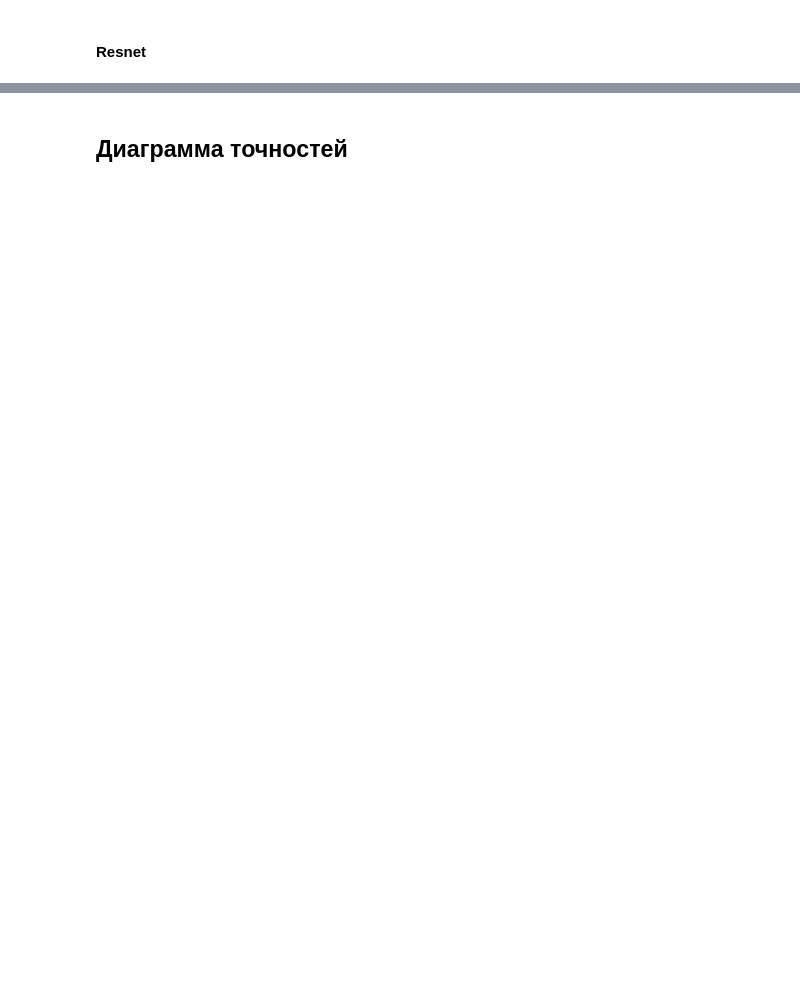
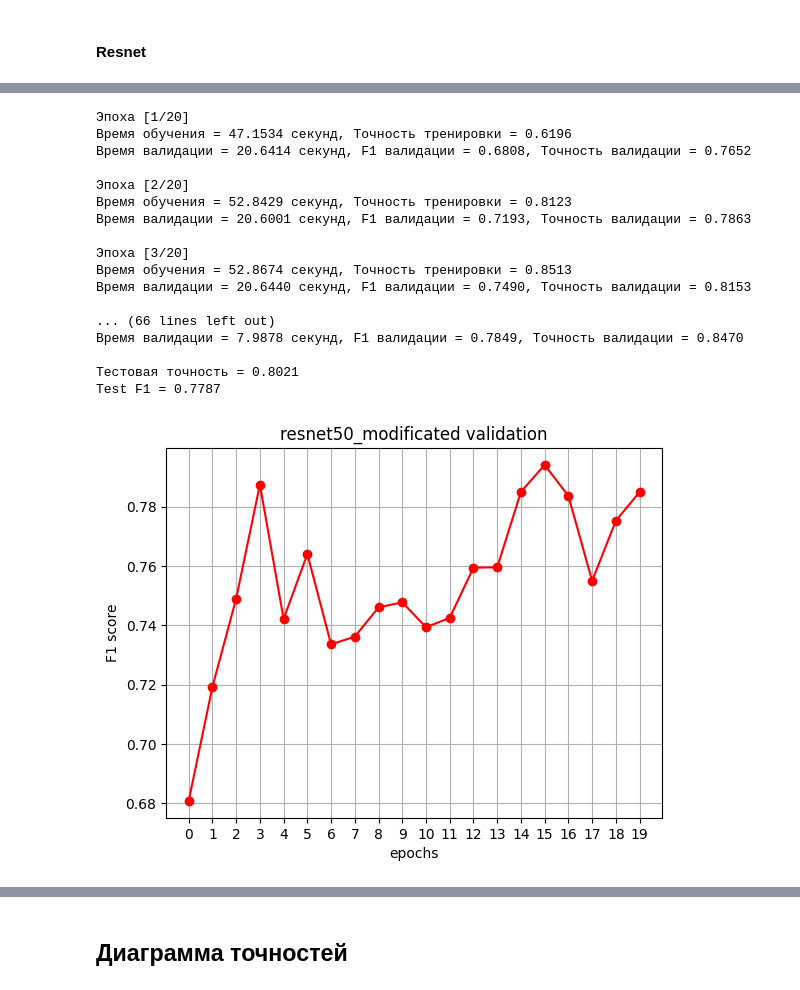
Before and after one commit to Rodimkov/deep-learning-course-practice-2024, a Jupyter notebook: laboratory_work_3/GUZANOVBG/lab3.ipynb, the cells around one changed output, grey strips where cells are left out. Cells and saved outputs as stored; diff of their text form; code cells hidden in the pictures; blank space fills up the shorter version.

```diff
--- a/laboratory_work_3/GUZANOVBG/lab3.ipynb
+++ b/laboratory_work_3/GUZANOVBG/lab3.ipynb
@@ -376,0 +428,21 @@ run(resnet101_2)
+# %%
+run(ResNet50.modificate, 'resnet50_modificated')
+# %% [output]
+Эпоха [1/20]
+Время обучения = 47.1534 секунд, Точность тренировки = 0.6196
+Время валидации = 20.6414 секунд, F1 валидации = 0.6808, Точность валидации = 0.7652
+
+Эпоха [2/20]
+Время обучения = 52.8429 секунд, Точность тренировки = 0.8123
+Время валидации = 20.6001 секунд, F1 валидации = 0.7193, Точность валидации = 0.7863
+
+Эпоха [3/20]
+Время обучения = 52.8674 секунд, Точность тренировки = 0.8513
+Время валидации = 20.6440 секунд, F1 валидации = 0.7490, Точность валидации = 0.8153
+
+... (66 lines left out)
+Время валидации = 7.9878 секунд, F1 валидации = 0.7849, Точность валидации = 0.8470
+
+Тестовая точность = 0.8021
+Test F1 = 0.7787
+[figure, added]
```
Also changed, not shown: parts of 20 cells of this notebook.
